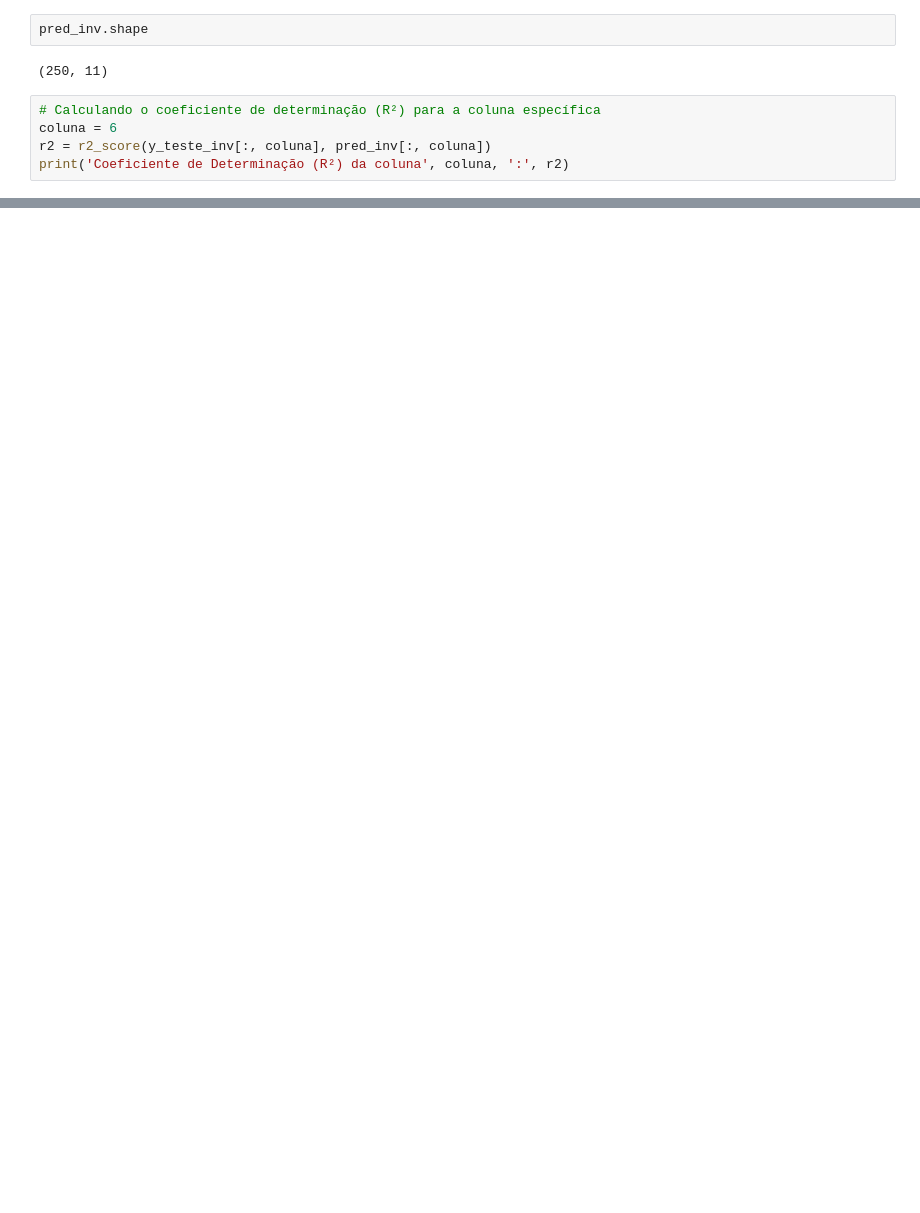
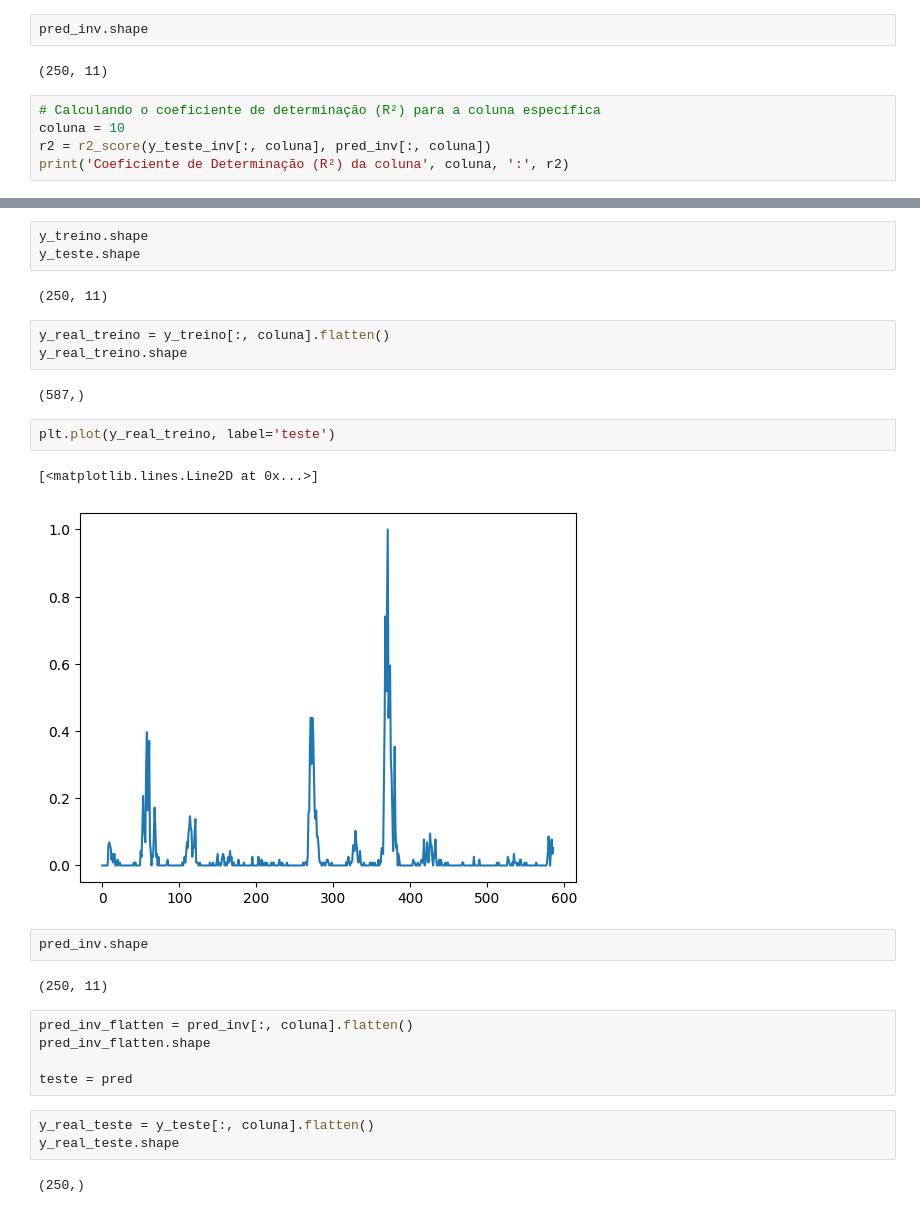
Before and after one commit to higorito/trab-topicos, a Jupyter notebook: dengue.ipynb, the cells around one changed output, grey strips where cells are left out. Saved outputs shown, nothing was run; the diff lists cells and outputs as text; blank space fills up the shorter version.

```diff
--- a/dengue.ipynb
+++ b/dengue.ipynb
@@ -520,7 +517,7 @@ pred_inv.shape
 (250, 11)
 # %%
 # Calculando o coeficiente de determinação (R²) para a coluna específica
-coluna = 6
+coluna = 10
 r2 = r2_score(y_teste_inv[:, coluna], pred_inv[:, coluna])
 print('Coeficiente de Determinação (R²) da coluna', coluna, ':', r2)
 # %% [output]
@@ -548,0 +553,29 @@ Erro Absoluto Médio Percentual (MAPE) da coluna 6 : inf
+# %%
+y_treino.shape
+y_teste.shape
+# %% [output]
+(250, 11)
+# %%
+y_real_treino = y_treino[:, coluna].flatten()
+y_real_treino.shape
+# %% [output]
+(587,)
+# %%
+plt.plot(y_real_treino, label='teste')
+# %% [output]
+[<matplotlib.lines.Line2D at 0x...>]
+[figure, added]
+# %%
+pred_inv.shape
+# %% [output]
+(250, 11)
+# %%
+pred_inv_flatten = pred_inv[:, coluna].flatten()
+pred_inv_flatten.shape
+
+teste = pred
+# %%
+y_real_teste = y_teste[:, coluna].flatten()
+y_real_teste.shape
+# %% [output]
+(250,)
```
Also changed, not shown: parts of 16 cells of this notebook, 15 other files.
